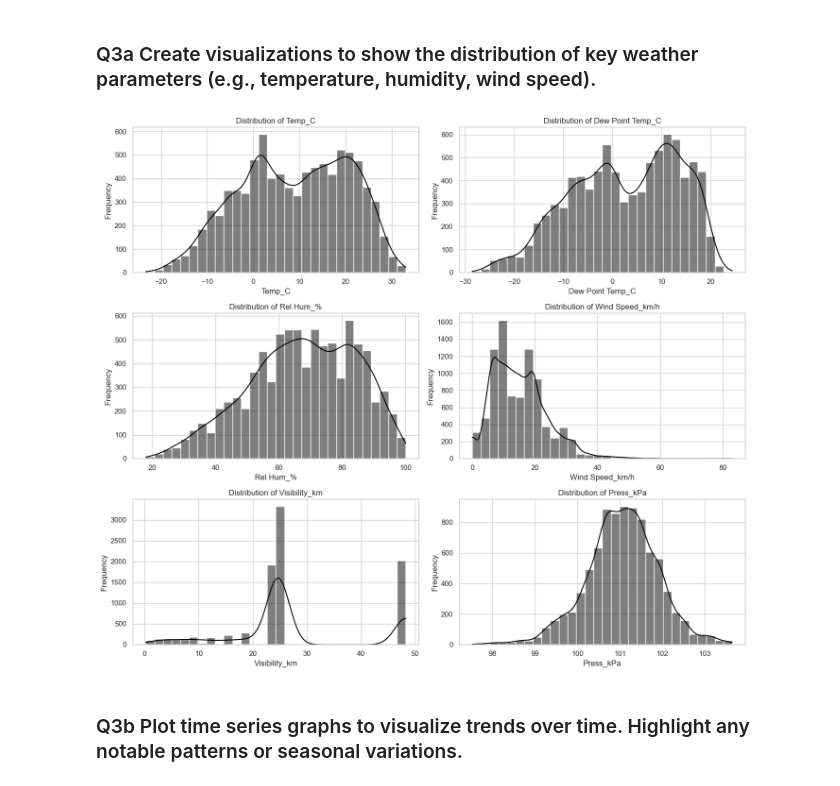
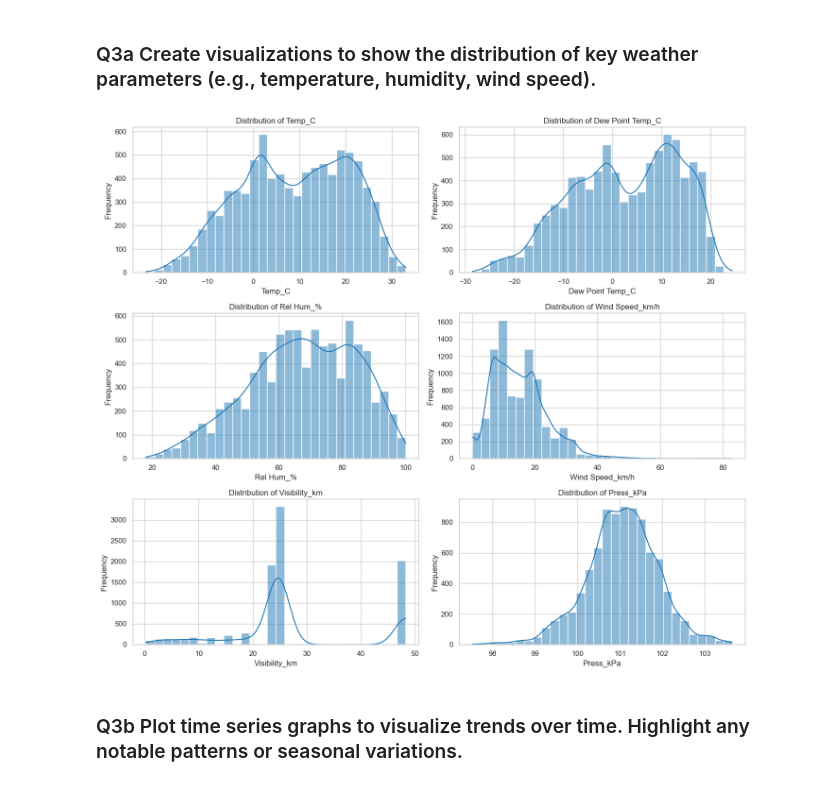
Before and after one commit to markouma/Exploratory-Data-Analysis, a Jupyter notebook: Weather Data.ipynb, the cells around one changed output. Drawn from its saved outputs; the diff is of its cells as text; code cells hidden in the pictures.

```diff
--- a/Weather Data.ipynb
+++ b/Weather Data.ipynb
@@ -91,20 +88,20 @@ df.describe()
 # %%
 sns.set(style="whitegrid")
 
 columns = ['Temp_C', 'Dew Point Temp_C', 'Rel Hum_%', 'Wind Speed_km/h', 'Visibility_km', 'Press_kPa']
 
 plt.figure(figsize=(14, 12))
 for i, col in enumerate(columns, 1):
     plt.subplot(3, 2, i)
-    sns.histplot(df[col], kde=True, bins=30, color='black')
+    sns.histplot(df[col], kde=True, bins=30, color='tab:blue')
     plt.title(f'Distribution of {col}')
     plt.xlabel(col)
     plt.ylabel('Frequency')
 
 plt.tight_layout()
 plt.show()
 # %% [output]
-[figure, old version]
+[figure, new version]
 # %% [markdown]
 ### Q3b Plot time series graphs to visualize trends over time. Highlight any notable patterns or seasonal variations.
 # %%
```
Also changed, not shown: parts of 17 cells of this notebook.
